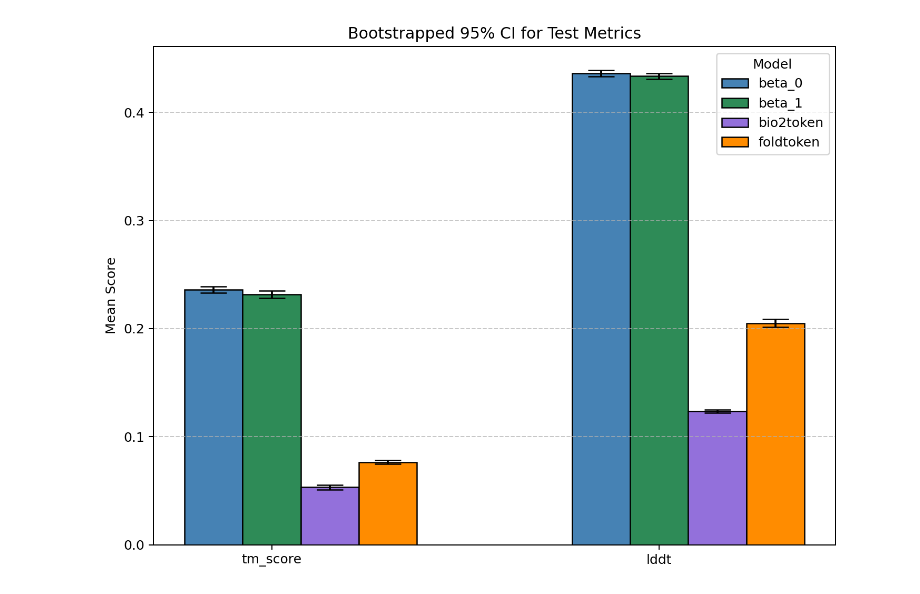
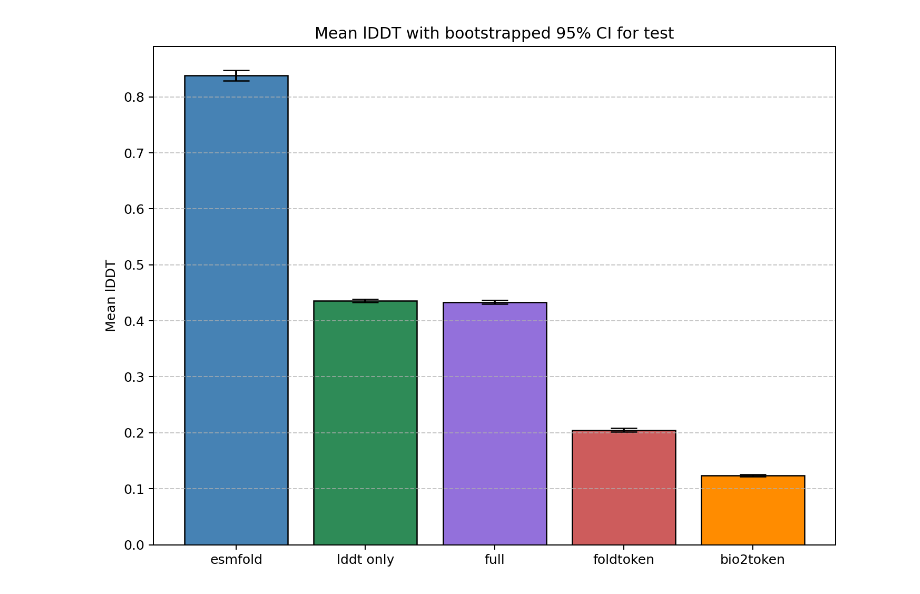
Before and after one commit to BetelgeuseBugFixer/MaPra2025, a Jupyter notebook: benchmark/benchmark.ipynb, the cells around one changed output. Cells and saved outputs as stored; diff of their text form; code cells hidden in the pictures.

```diff
--- a/benchmark/benchmark.ipynb
+++ b/benchmark/benchmark.ipynb
@@ -107,6 +241,6 @@ plt.show()
 # %%
-dfs = [beta_0_test, beta_1_test, bio2token_test, foldtoken_test]
-model_names = ["beta_0", "beta_1", "bio2token", "foldtoken"]
+dfs = [esmfold_test, beta_0_test, beta_1_test, foldtoken_test, bio2token_test]
+model_names = ["esmfold", "lddt only", "full", "foldtoken", "bio2token"]
 
 all_results = {}
 
@@ -116,54 +250,59 @@ for model_name, df in zip(model_names, dfs):
         data = df[col].dropna().values
         mean, lower, upper = bootstrap_ci(data)
         results[col] = {
             'mean': mean,
             'lower_ci': lower,
             'upper_ci': upper
         }
     all_results[model_name] = results
 
+
 # Vorbereitung für grouped bar plot
 means = np.array([[all_results[model][metric]['mean'] for metric in metrics] for model in model_names])
 errors = np.array([
     [
         (
             all_results[model][metric]['mean'] - all_results[model][metric]['lower_ci'],
             all_results[model][metric]['upper_ci'] - all_results[model][metric]['mean']
         )
         for metric in metrics
     ]
     for model in model_names
 ])
-# yerr muss in Form (2, model, metric) sein
-yerr = np.transpose(errors, (2, 0, 1))  # (low/high, model, metric)
+
+
+means = [all_results[model]['lddt']['mean'] for model in model_names]
+lower_ci = [all_results[model]['lddt']['lower_ci'] for model in model_names]
+upper_ci = [all_results[model]['lddt']['upper_ci'] for model in model_names]
+
+yerr = np.array([
+    [mean - low for mean, low in zip(means, lower_ci)],
+    [up - mean for up, mean in zip(upper_ci, means)]
+])
+
 
 # Plot
-x = np.arange(len(metrics))
-width = 0.15
-
+x = np.arange(len(model_names))
 plt.figure(figsize=(8, 6), dpi=180)
 
-colors = ['steelblue','seagreen', 'mediumpurple', 'darkorange'] # 'indianred',
-for i, (model, color) in enumerate(zip(model_names, colors)):
-    plt.bar(
-        x + i * width,
-        means[i],
-        yerr=[yerr[0][i], yerr[1][i]],
-        capsize=10,
-        width=width,
-        label=model,
-        edgecolor='black',
-        color=color
-    )
+colors = ['steelblue','seagreen', 'mediumpurple', 'indianred', 'darkorange']
 
-plt.xticks(x + width, metrics)
-plt.ylabel("Mean Score")
-# plt.ylim(0, 1)
-plt.title("Bootstrapped 95% CI for Test Metrics")
+plt.bar(
+    x,
+    means,
+    yerr=yerr,
+    capsize=10,
+    color=colors,
+    edgecolor='black'
+)
+
+plt.xticks(x, model_names)
+plt.ylabel("Mean lDDT")
+#plt.ylim(0, 1)
+plt.title("Mean lDDT with bootstrapped 95% CI for test")
 plt.grid(axis='y', linestyle='--', alpha=0.7)
-plt.legend(title="Model")
 plt.tight_layout()
-plt.savefig("plots/bootstrap_ci_plot_test.png")
+plt.savefig("plots/lddt_ci_per_model.png")
 plt.show()
 # %% [output]
-[figure, old version]
+[figure, new version]
```
Also changed, not shown: parts of 4 cells of this notebook, 35 other files.
